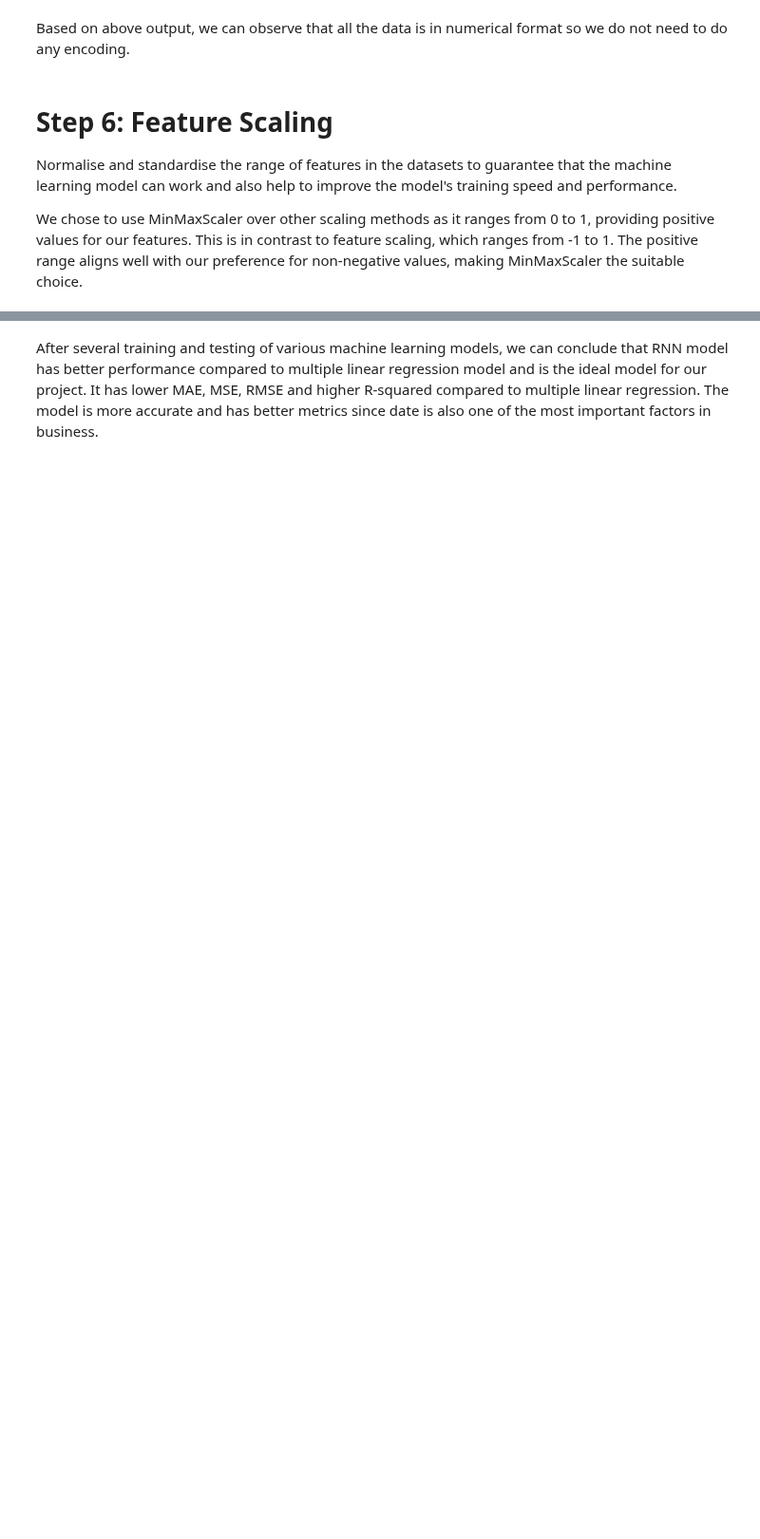
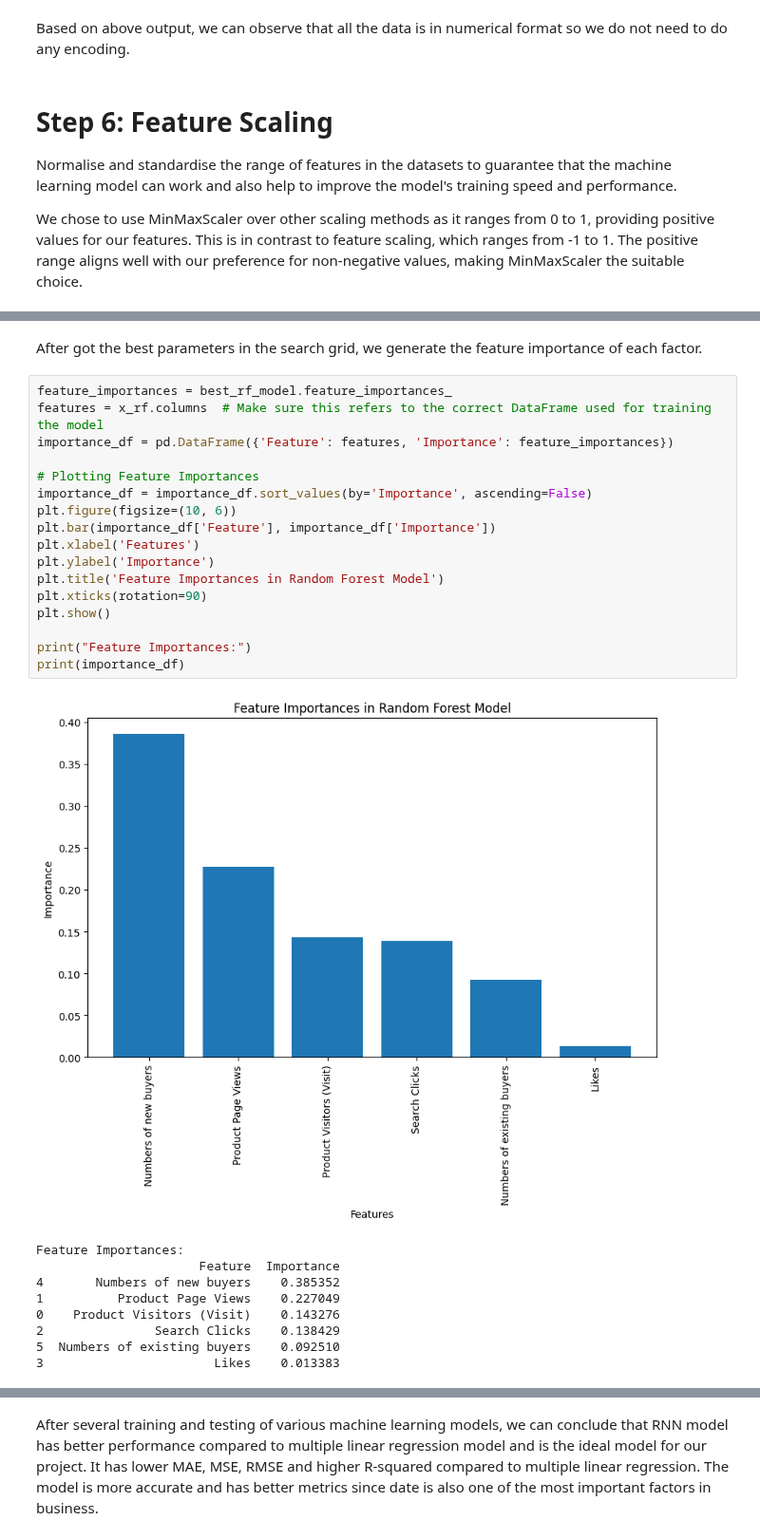
Before and after one commit to JingYuan0926/ChiliLado, a Jupyter notebook: CiliLado.ipynb, the cells around one changed output, grey strips where cells are left out. Shown at 95% size. Drawn from its saved outputs; the diff is of its cells as text; blank space fills up the shorter version.

```diff
--- a/CiliLado.ipynb
+++ b/CiliLado.ipynb
@@ -457,0 +513,29 @@ The valuable insights derived from this graph indicate a significant correlation
+# %% [markdown]
+After got the best parameters in the search grid, we generate the feature importance of each factor.
+# %%
+feature_importances = best_rf_model.feature_importances_
+features = x_rf.columns  # Make sure this refers to the correct DataFrame used for training the model
+importance_df = pd.DataFrame({'Feature': features, 'Importance': feature_importances})
+
+# Plotting Feature Importances
+importance_df = importance_df.sort_values(by='Importance', ascending=False)
+plt.figure(figsize=(10, 6))
+plt.bar(importance_df['Feature'], importance_df['Importance'])
+plt.xlabel('Features')
+plt.ylabel('Importance')
+plt.title('Feature Importances in Random Forest Model')
+plt.xticks(rotation=90)
+plt.show()
+
+print("Feature Importances:")
+print(importance_df)
+# %% [output]
+[figure, added]
+Feature Importances:
+                      Feature  Importance
+4       Numbers of new buyers    0.385352
+1          Product Page Views    0.227049
+0    Product Visitors (Visit)    0.143276
+2               Search Clicks    0.138429
+5  Numbers of existing buyers    0.092510
+3                       Likes    0.013383
```
Also changed, not shown: parts of 40 cells of this notebook, 4 other files.
